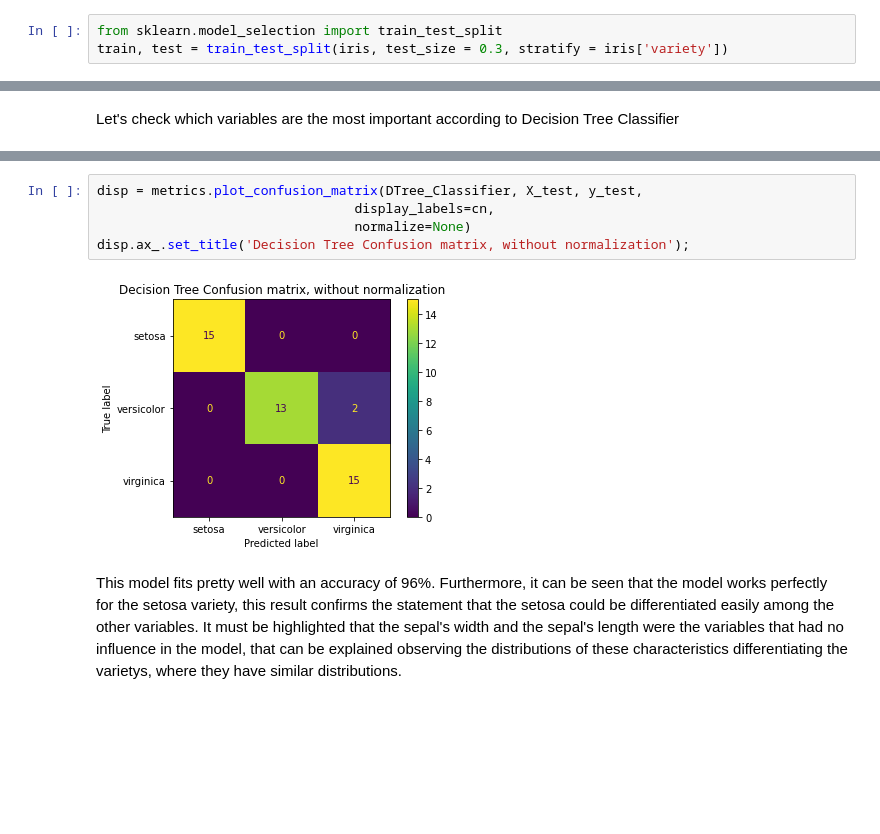
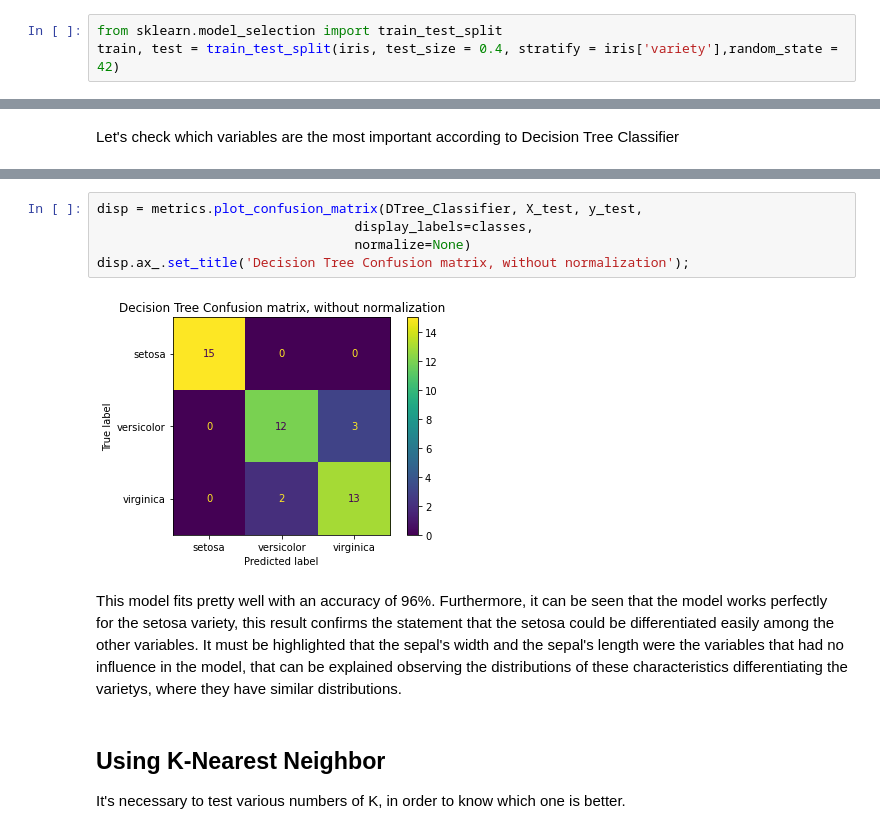
Before and after one commit to mcaroc/Projects, a Jupyter notebook: Classification/Iris_Classification.ipynb, the cells around one changed output, grey strips where cells are left out. Drawn from its saved outputs; the diff is of its cells as text; blank space fills up the shorter version.

```diff
--- a/Classification/Iris_Classification.ipynb
+++ b/Classification/Iris_Classification.ipynb
@@ -230,7 +231,7 @@ iris
 150 rows × 5 columns
 # %%
 from sklearn.model_selection import train_test_split
-train, test = train_test_split(iris, test_size = 0.3, stratify = iris['variety'])
+train, test = train_test_split(iris, test_size = 0.4, stratify = iris['variety'],random_state = 42)
 # %%
 Error= []
 X_train = train[['sepal.length','sepal.width','petal.length','petal.width']]
@@ -285,9 +284,12 @@ plot_tree(DTree_Classifier, feature_names = X_train.columns.tolist(), class_name
 # %%
 disp = metrics.plot_confusion_matrix(DTree_Classifier, X_test, y_test,
-                                 display_labels=cn,
+                                 display_labels=classes,
                                  normalize=None)
 disp.ax_.set_title('Decision Tree Confusion matrix, without normalization');
 # %% [output]
-[figure, old version]
+[figure, new version]
 # %% [markdown]
 This model fits pretty well with an accuracy of 96%. Furthermore, it can be seen that the model works perfectly for the setosa variety, this result confirms the statement that the setosa could be differentiated easily among the other variables. It must be highlighted that the sepal's width and the sepal's length were the variables that had no influence in the model, that can be explained observing the distributions of these characteristics differentiating the varietys, where they have  similar distributions.
+# %% [markdown]
+## Using K-Nearest Neighbor
+It's necessary to test various numbers of K, in order to know which one is better.
```
Also changed, not shown: parts of 9 cells of this notebook.
